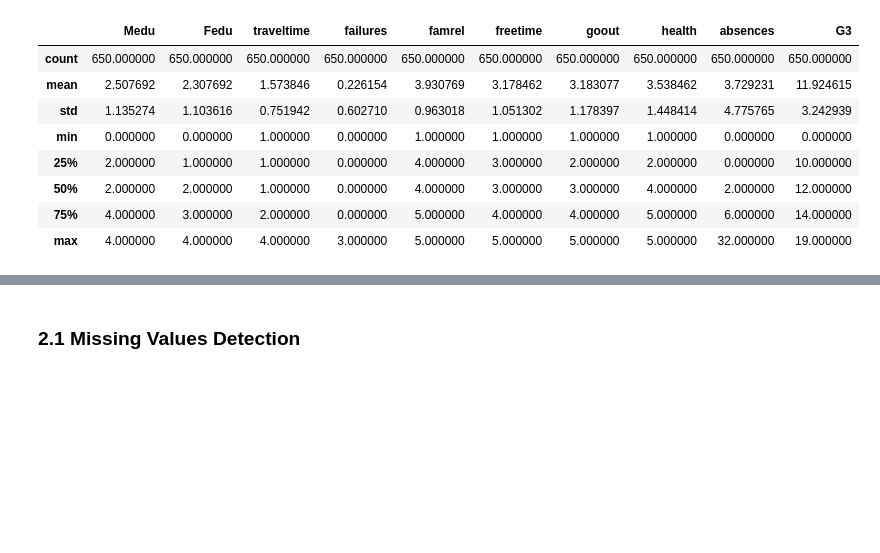
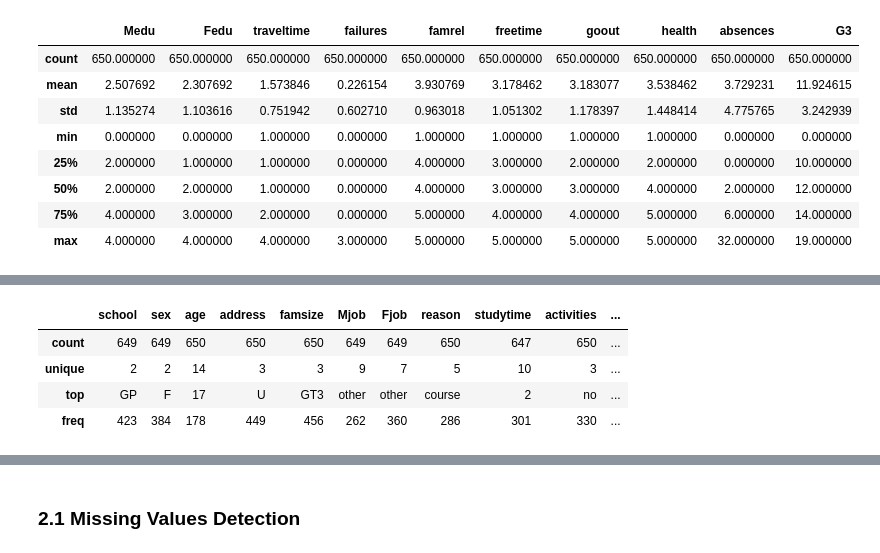
Before and after one commit to Cullen179/Practical-Data-Science, a Jupyter notebook: A1/assignment1_TEMPLATE.ipynb, the cells around one changed output, grey strips where cells are left out. Cells and saved outputs as stored; diff of their text form; code cells hidden in the pictures; blank space fills up the shorter version.

```diff
--- a/A1/assignment1_TEMPLATE.ipynb
+++ b/A1/assignment1_TEMPLATE.ipynb
@@ -131,0 +122,8 @@ STATISTICAL SUMMARY
+# %%
+df.describe(include=['object'])  # Summary for categorical columns
+# %% [output]
+|  | school | sex | age | address | famsize | Mjob | Fjob | reason | studytime | activities | ... |
+| count | 649 | 649 | 650 | 650 | 650 | 649 | 649 | 650 | 647 | 650 | ... |
+| unique | 2 | 2 | 14 | 3 | 3 | 9 | 7 | 5 | 10 | 3 | ... |
+| top | GP | F | 17 | U | GT3 | other | other | course | 2 | no | ... |
+| freq | 423 | 384 | 178 | 449 | 456 | 262 | 360 | 286 | 301 | 330 | ... |
```
Also changed, not shown: parts of 24 cells of this notebook.
